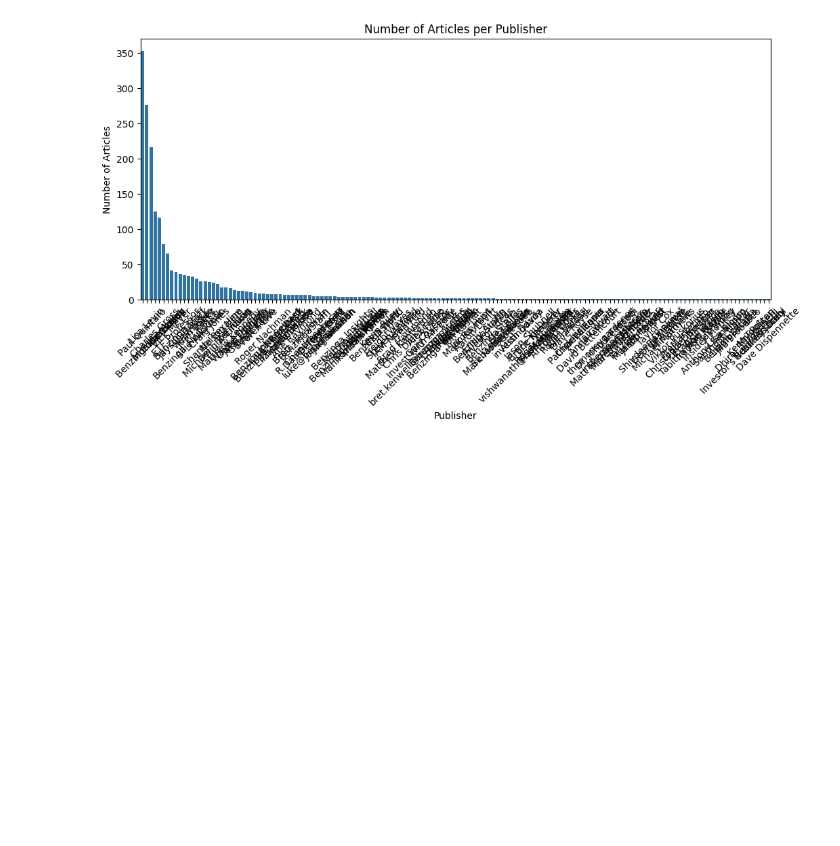
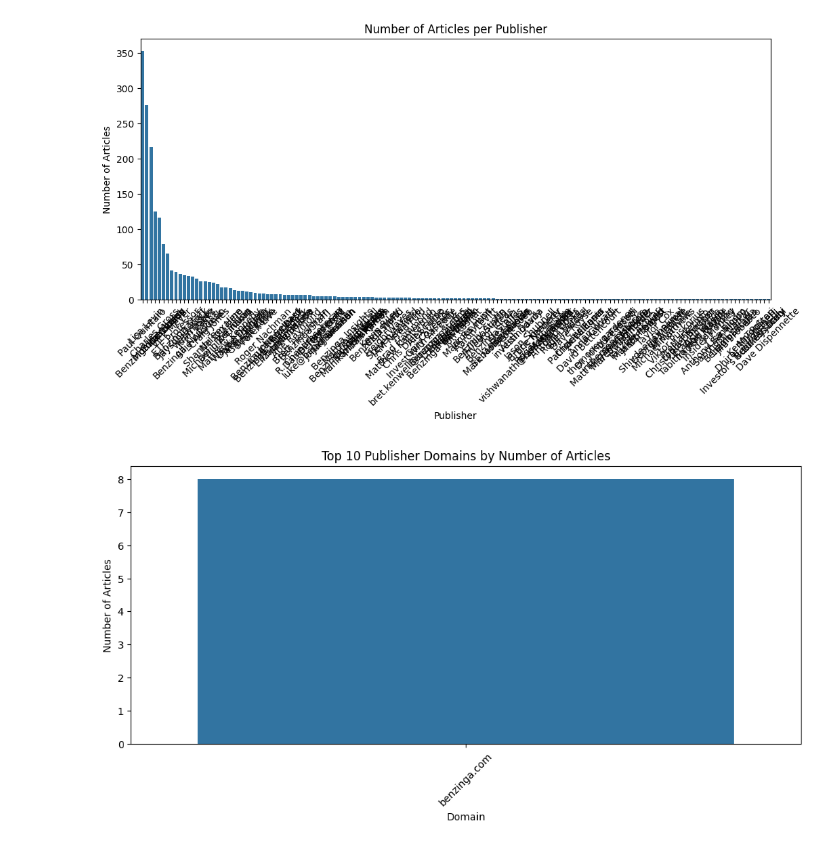
Before and after one commit to abelfx/Predicting_price_moves, a Jupyter notebook: notebooks/eda_and_sentiment.ipynb, the cells around one changed output. Cells and saved outputs as stored; diff of their text form; code cells hidden in the pictures; blank space fills up the shorter version.

Commit message:
publisher analysis complete; task-1 finished

```diff
--- a/notebooks/eda_and_sentiment.ipynb
+++ b/notebooks/eda_and_sentiment.ipynb
@@ -215,3 +215,20 @@ plt.ylabel('Number of Articles')
 plt.show()
 # %% [output]
 [figure]
+# %%
+# Extract domains for email addresses to check if certain organizations contribute more
+sample['domain'] = sample['publisher'].str.split('@').str[1]
+# %%
+domain_counts = sample['domain'].value_counts()
+import matplotlib.pyplot as plt
+import seaborn as sns
+
+plt.figure(figsize=(12,5))
+sns.barplot(x=domain_counts.index[:10], y=domain_counts.values[:10])  # top 10 domains
+plt.xticks(rotation=45)
+plt.title('Top 10 Publisher Domains by Number of Articles')
+plt.xlabel('Domain')
+plt.ylabel('Number of Articles')
+plt.show()
+# %% [output]
+[figure, added]
```
